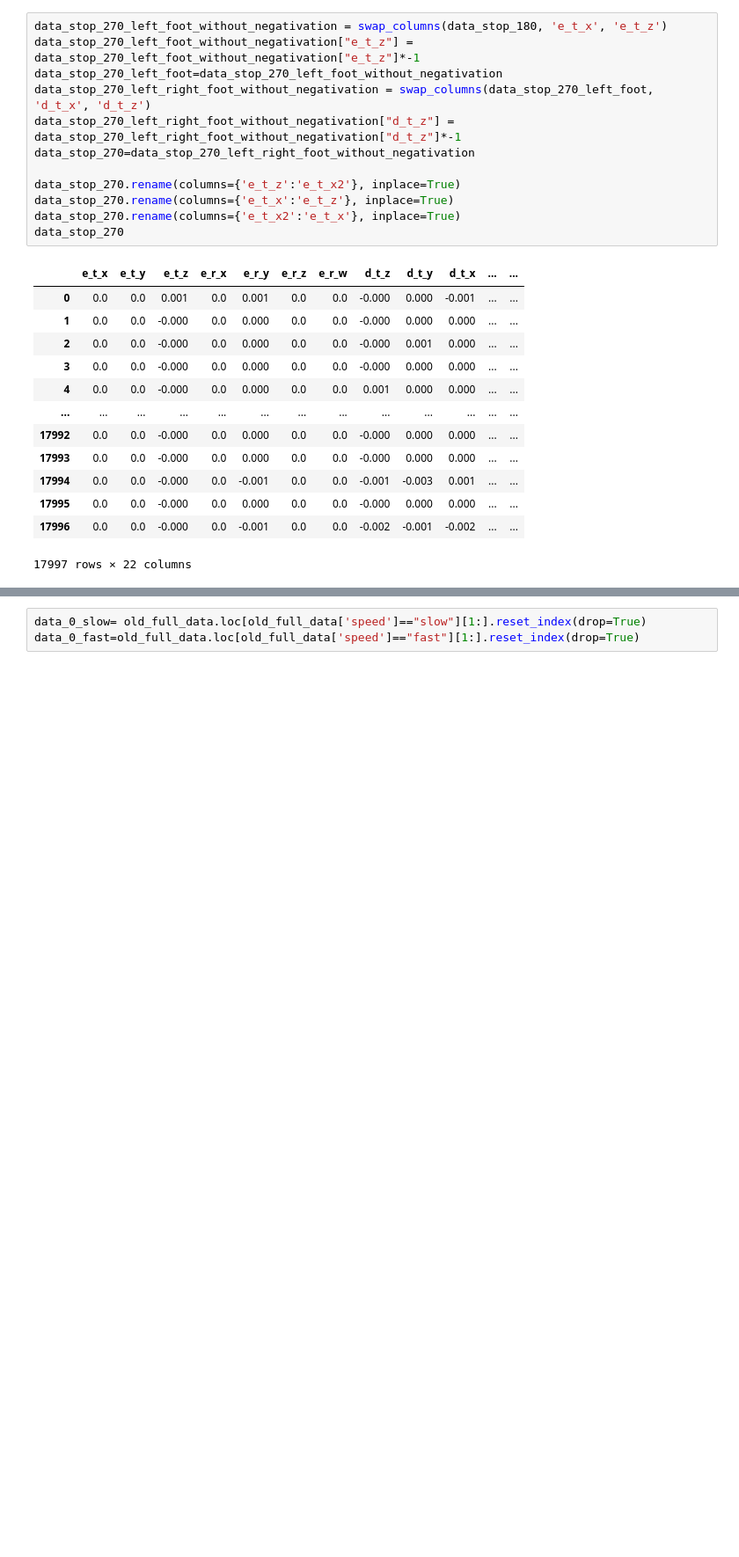
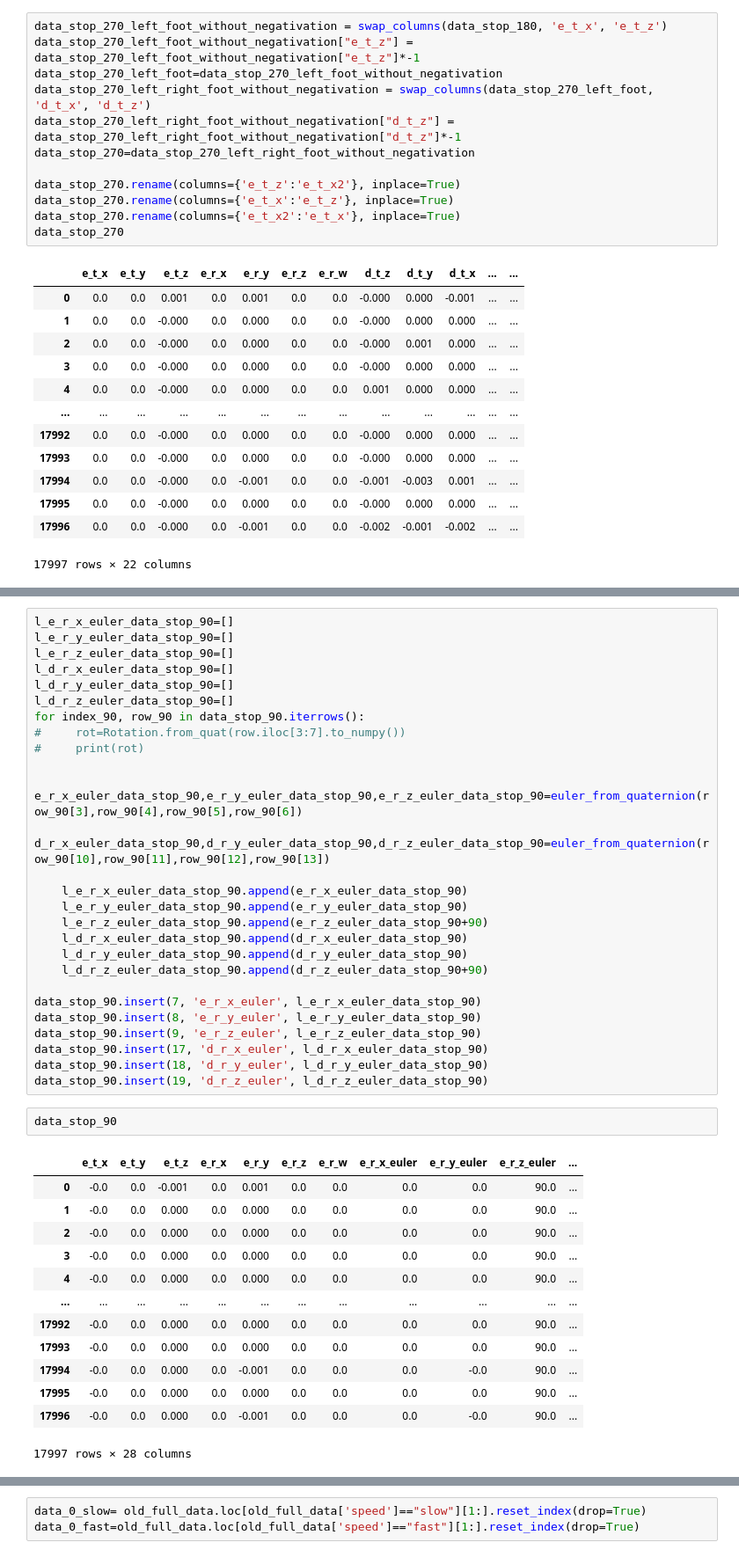
Before and after one commit to fernandofks/data_ML_notebooks, a Jupyter notebook: data_organizer_90.ipynb, the cells around one changed output, grey strips where cells are left out. Shown: that part at 88% size. Drawn from its saved outputs; the diff is of its cells as text; blank space fills up the shorter version.

```diff
--- a/data_organizer_90.ipynb
+++ b/data_organizer_90.ipynb
@@ -140,0 +217,43 @@ data_stop_270
+# %%
+l_e_r_x_euler_data_stop_90=[]
+l_e_r_y_euler_data_stop_90=[]
+l_e_r_z_euler_data_stop_90=[]
+l_d_r_x_euler_data_stop_90=[]
+l_d_r_y_euler_data_stop_90=[]
+l_d_r_z_euler_data_stop_90=[]
+for index_90, row_90 in data_stop_90.iterrows():
+#     rot=Rotation.from_quat(row.iloc[3:7].to_numpy())
+#     print(rot)
+
+    e_r_x_euler_data_stop_90,e_r_y_euler_data_stop_90,e_r_z_euler_data_stop_90=euler_from_quaternion(row_90[3],row_90[4],row_90[5],row_90[6])
+    d_r_x_euler_data_stop_90,d_r_y_euler_data_stop_90,d_r_z_euler_data_stop_90=euler_from_quaternion(row_90[10],row_90[11],row_90[12],row_90[13])
+
+    l_e_r_x_euler_data_stop_90.append(e_r_x_euler_data_stop_90)
+    l_e_r_y_euler_data_stop_90.append(e_r_y_euler_data_stop_90)
+    l_e_r_z_euler_data_stop_90.append(e_r_z_euler_data_stop_90+90)
+    l_d_r_x_euler_data_stop_90.append(d_r_x_euler_data_stop_90)
+    l_d_r_y_euler_data_stop_90.append(d_r_y_euler_data_stop_90)
+    l_d_r_z_euler_data_stop_90.append(d_r_z_euler_data_stop_90+90)
+
+data_stop_90.insert(7, 'e_r_x_euler', l_e_r_x_euler_data_stop_90)
+data_stop_90.insert(8, 'e_r_y_euler', l_e_r_y_euler_data_stop_90)
+data_stop_90.insert(9, 'e_r_z_euler', l_e_r_z_euler_data_stop_90)
+data_stop_90.insert(17, 'd_r_x_euler', l_d_r_x_euler_data_stop_90)
+data_stop_90.insert(18, 'd_r_y_euler', l_d_r_y_euler_data_stop_90)
+data_stop_90.insert(19, 'd_r_z_euler', l_d_r_z_euler_data_stop_90)
+# %%
+data_stop_90
+# %% [output]
+|  | e_t_x | e_t_y | e_t_z | e_r_x | e_r_y | e_r_z | e_r_w | e_r_x_euler | e_r_y_euler | e_r_z_euler | ... |
+| 0 | -0.0 | 0.0 | -0.001 | 0.0 | 0.001 | 0.0 | 0.0 | 0.0 | 0.0 | 90.0 | ... |
+| 1 | -0.0 | 0.0 | 0.000 | 0.0 | 0.000 | 0.0 | 0.0 | 0.0 | 0.0 | 90.0 | ... |
+| 2 | -0.0 | 0.0 | 0.000 | 0.0 | 0.000 | 0.0 | 0.0 | 0.0 | 0.0 | 90.0 | ... |
+| 3 | -0.0 | 0.0 | 0.000 | 0.0 | 0.000 | 0.0 | 0.0 | 0.0 | 0.0 | 90.0 | ... |
+| 4 | -0.0 | 0.0 | 0.000 | 0.0 | 0.000 | 0.0 | 0.0 | 0.0 | 0.0 | 90.0 | ... |
+| ... | ... | ... | ... | ... | ... | ... | ... | ... | ... | ... | ... |
+| 17992 | -0.0 | 0.0 | 0.000 | 0.0 | 0.000 | 0.0 | 0.0 | 0.0 | 0.0 | 90.0 | ... |
+| 17993 | -0.0 | 0.0 | 0.000 | 0.0 | 0.000 | 0.0 | 0.0 | 0.0 | 0.0 | 90.0 | ... |
+| 17994 | -0.0 | 0.0 | 0.000 | 0.0 | -0.001 | 0.0 | 0.0 | 0.0 | -0.0 | 90.0 | ... |
+| 17995 | -0.0 | 0.0 | 0.000 | 0.0 | 0.000 | 0.0 | 0.0 | 0.0 | 0.0 | 90.0 | ... |
+| 17996 | -0.0 | 0.0 | 0.000 | 0.0 | -0.001 | 0.0 | 0.0 | 0.0 | -0.0 | 90.0 | ... |
+17997 rows × 28 columns
```
Also changed, not shown: parts of 25 cells of this notebook, 18 other files.
